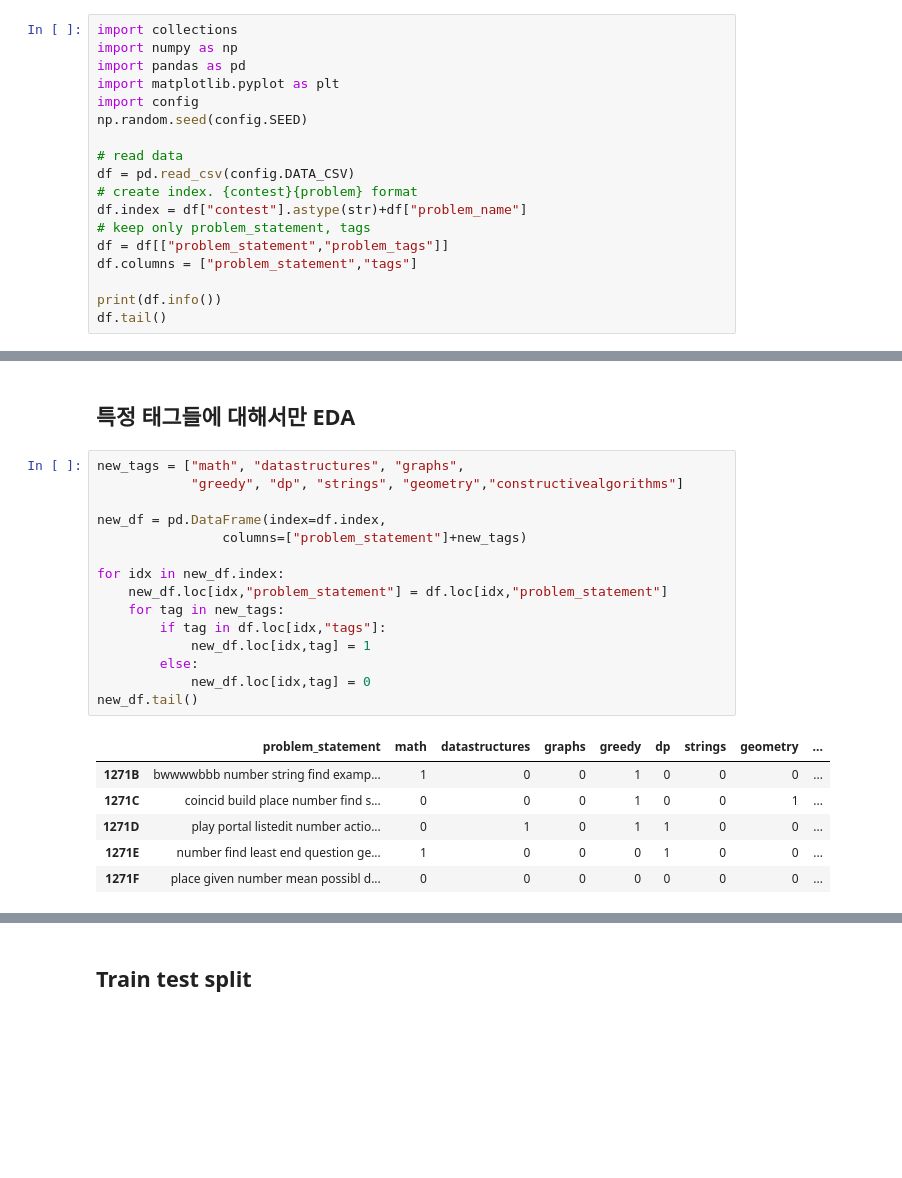
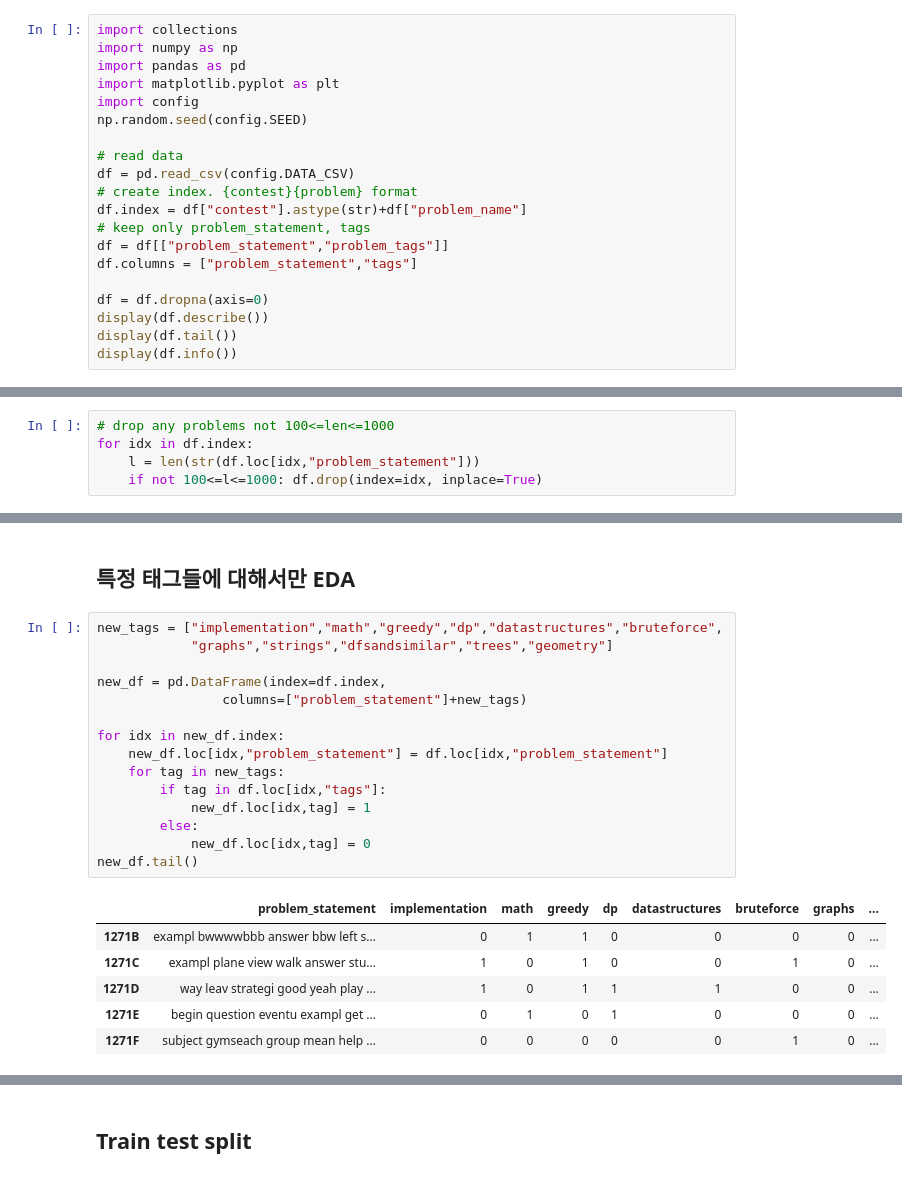
Before and after one commit to jhojin7/codeforces-predict, a Jupyter notebook: eda.ipynb, the cells around one changed output, grey strips where cells are left out. Saved outputs shown, nothing was run; the diff lists cells and outputs as text; blank space fills up the shorter version.

```diff
--- a/eda.ipynb
+++ b/eda.ipynb
@@ -16,6 +16,8 @@ df.index = df["contest"].astype(str)+df["problem_name"]
 df = df[["problem_statement","problem_tags"]]
 df.columns = ["problem_statement","tags"]
 
-print(df.info())
-df.tail()
+df = df.dropna(axis=0)
+display(df.describe())
+display(df.tail())
+display(df.info())
 # %% [output]
@@ -87,0 +91,5 @@ Name: problem_statement, Length: 8343, dtype: object
+# %%
+# drop any problems not 100<=len<=1000
+for idx in df.index:
+    l = len(str(df.loc[idx,"problem_statement"]))
+    if not 100<=l<=1000: df.drop(index=idx, inplace=True)
@@ -138,24 +163,24 @@ df.tail()
 # %% [markdown]
 ## 특정 태그들에 대해서만 EDA
 # %%
-new_tags = ["math", "datastructures", "graphs",
-            "greedy", "dp", "strings", "geometry","constructivealgorithms"]
+new_tags = ["implementation","math","greedy","dp","datastructures","bruteforce",
+            "graphs","strings","dfsandsimilar","trees","geometry"]
 
 new_df = pd.DataFrame(index=df.index,
                 columns=["problem_statement"]+new_tags)
 
 for idx in new_df.index:
     new_df.loc[idx,"problem_statement"] = df.loc[idx,"problem_statement"]
     for tag in new_tags:
         if tag in df.loc[idx,"tags"]:
             new_df.loc[idx,tag] = 1
         else:
             new_df.loc[idx,tag] = 0
 new_df.tail()
 # %% [output]
-|  | problem_statement | math | datastructures | graphs | greedy | dp | strings | geometry | ... |
-| 1271B | bwwwwbbb number string find examp... | 1 | 0 | 0 | 1 | 0 | 0 | 0 | ... |
-| 1271C | coincid build place number find s... | 0 | 0 | 0 | 1 | 0 | 0 | 1 | ... |
-| 1271D | play portal listedit number actio... | 0 | 1 | 0 | 1 | 1 | 0 | 0 | ... |
-| 1271E | number find least end question ge... | 1 | 0 | 0 | 0 | 1 | 0 | 0 | ... |
-| 1271F | place given number mean possibl d... | 0 | 0 | 0 | 0 | 0 | 0 | 0 | ... |
+|  | problem_statement | implementation | math | greedy | dp | datastructures | bruteforce | graphs | ... |
+| 1271B | exampl bwwwwbbb answer bbw left s... | 0 | 1 | 1 | 0 | 0 | 0 | 0 | ... |
+| 1271C | exampl plane view walk answer stu... | 1 | 0 | 1 | 0 | 0 | 1 | 0 | ... |
+| 1271D | way leav strategi good yeah play ... | 1 | 0 | 1 | 1 | 1 | 0 | 0 | ... |
+| 1271E | begin question eventu exampl get ... | 0 | 1 | 0 | 1 | 0 | 0 | 0 | ... |
+| 1271F | subject gymseach group mean help ... | 0 | 0 | 0 | 0 | 0 | 1 | 0 | ... |
```
Also changed, not shown: parts of 15 cells of this notebook, 2 other files.
